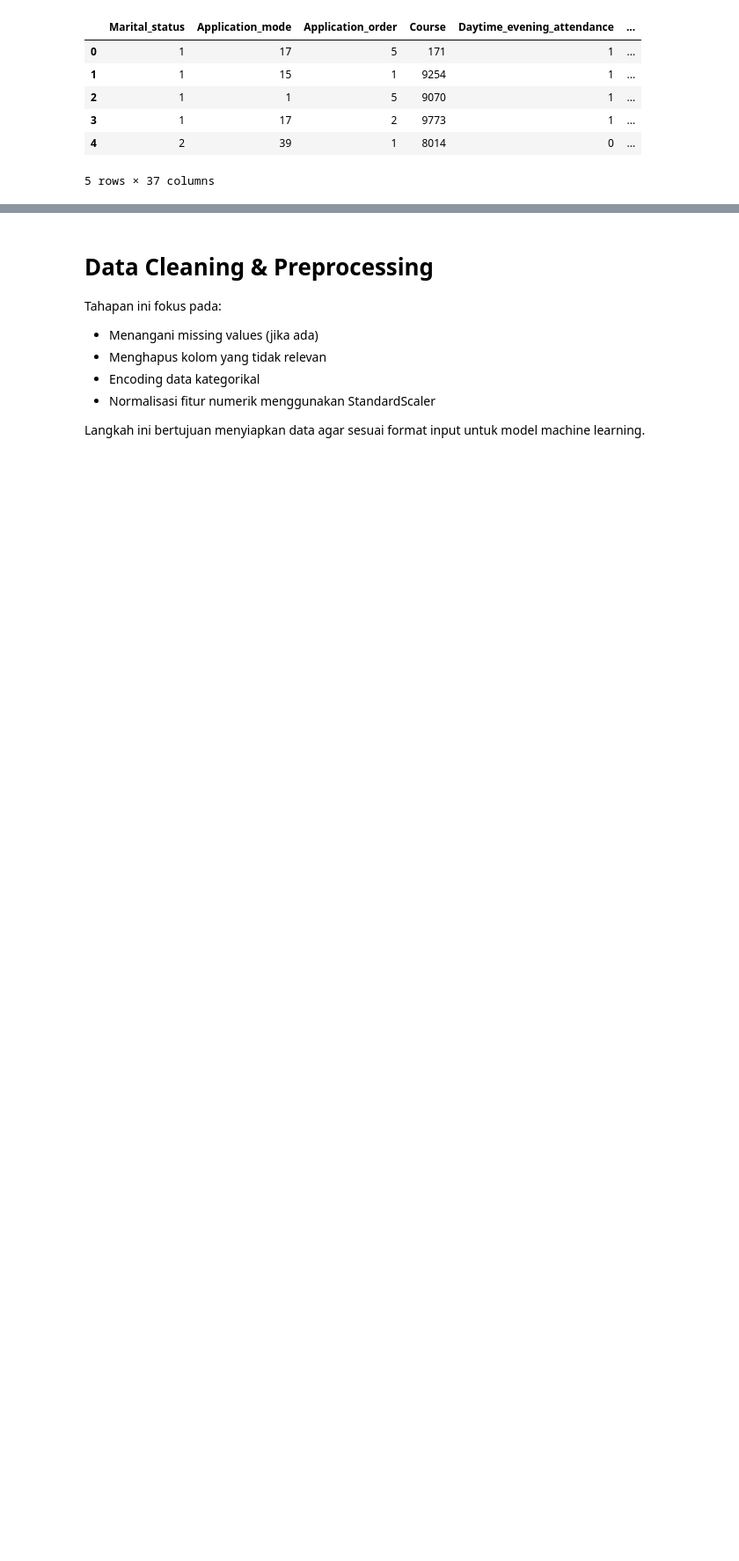
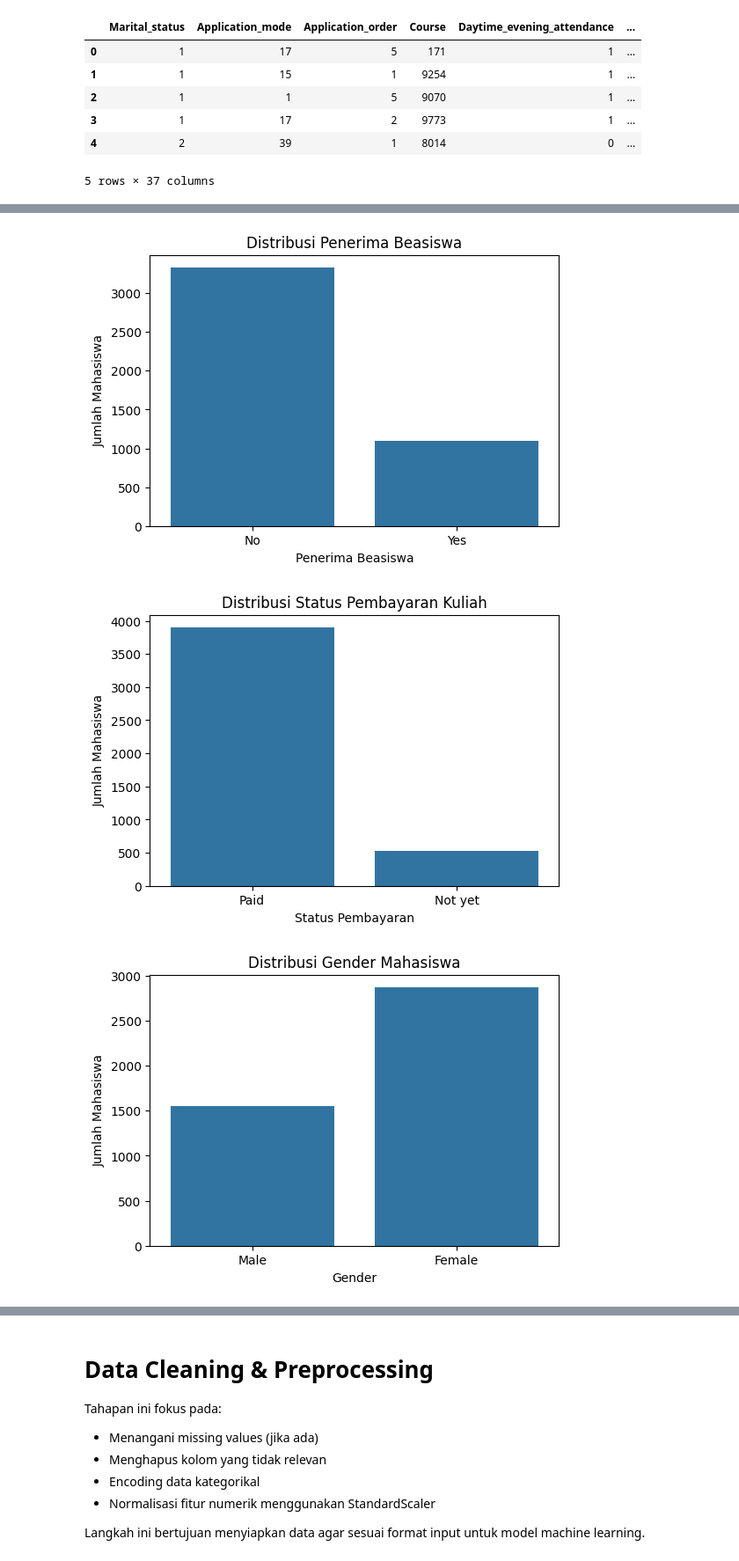
Before and after one commit to nikofebrianur/Menyelesaikan-Permasalahan-Institusi-Pendidikan, a Jupyter notebook: BPDS_Sub2_Menyelesaikan_Permasalahan_Institusi_Pendidikan.ipynb, the cells around one changed output, grey strips where cells are left out. Shown: that part at 88% size. Cells and saved outputs as stored; diff of their text form; code cells hidden in the pictures; blank space fills up the shorter version.

```diff
--- a/BPDS_Sub2_Menyelesaikan_Permasalahan_Institusi_Pendidikan.ipynb
+++ b/BPDS_Sub2_Menyelesaikan_Permasalahan_Institusi_Pendidikan.ipynb
@@ -63,0 +108,25 @@ dtype: int64
+# %%
+plt.figure(figsize=(6,4))
+sns.countplot(x='Scholarship_label', data=df)
+plt.title("Distribusi Penerima Beasiswa")
+plt.xlabel("Penerima Beasiswa")
+plt.ylabel("Jumlah Mahasiswa")
+plt.show()
+
+plt.figure(figsize=(6,4))
+sns.countplot(x='Tuition_status_label', data=df)
+plt.title("Distribusi Status Pembayaran Kuliah")
+plt.xlabel("Status Pembayaran")
+plt.ylabel("Jumlah Mahasiswa")
+plt.show()
+
+plt.figure(figsize=(6,4))
+sns.countplot(x='Gender_label', data=df)
+plt.title("Distribusi Gender Mahasiswa")
+plt.xlabel("Gender")
+plt.ylabel("Jumlah Mahasiswa")
+plt.show()
+# %% [output]
+[figure, added]
+[figure, added]
+[figure, added]
```
Also changed, not shown: parts of 19 cells of this notebook, 1 other file.
